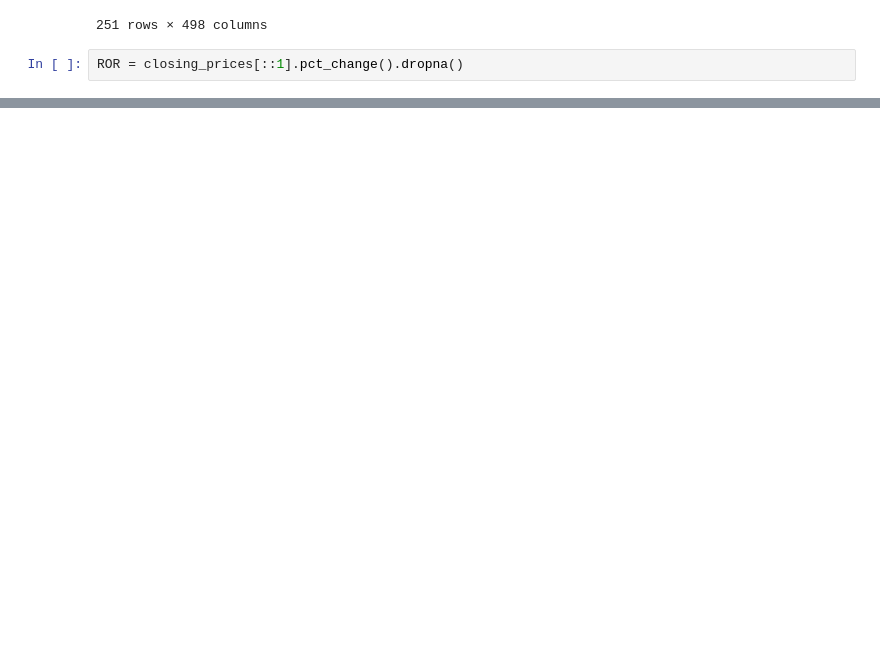
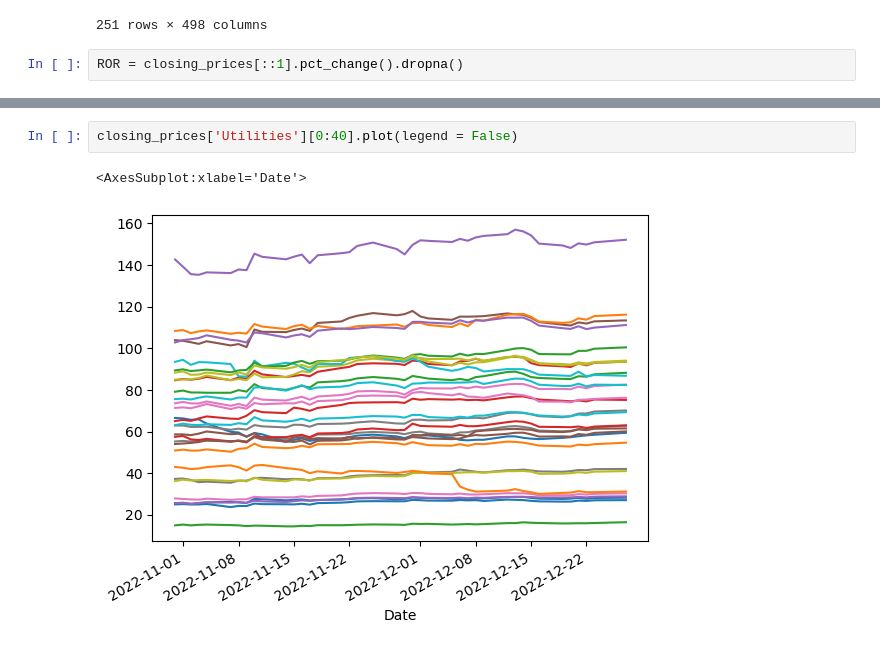
Before and after one commit to AssafBarNatan/SP500-clustering, a Jupyter notebook: Data_Transformation.ipynb, the cells around one changed output, grey strips where cells are left out. Cells and saved outputs as stored; diff of their text form; blank space fills up the shorter version.

```diff
--- a/Data_Transformation.ipynb
+++ b/Data_Transformation.ipynb
@@ -168,0 +194,5 @@ p1.axhline(y = mean_std, color = 'red')
+# %%
+closing_prices['Utilities'][0:40].plot(legend = False)
+# %% [output]
+<AxesSubplot:xlabel='Date'>
+[figure, added]
```
Also changed, not shown: parts of 8 cells of this notebook, 1 other file.
